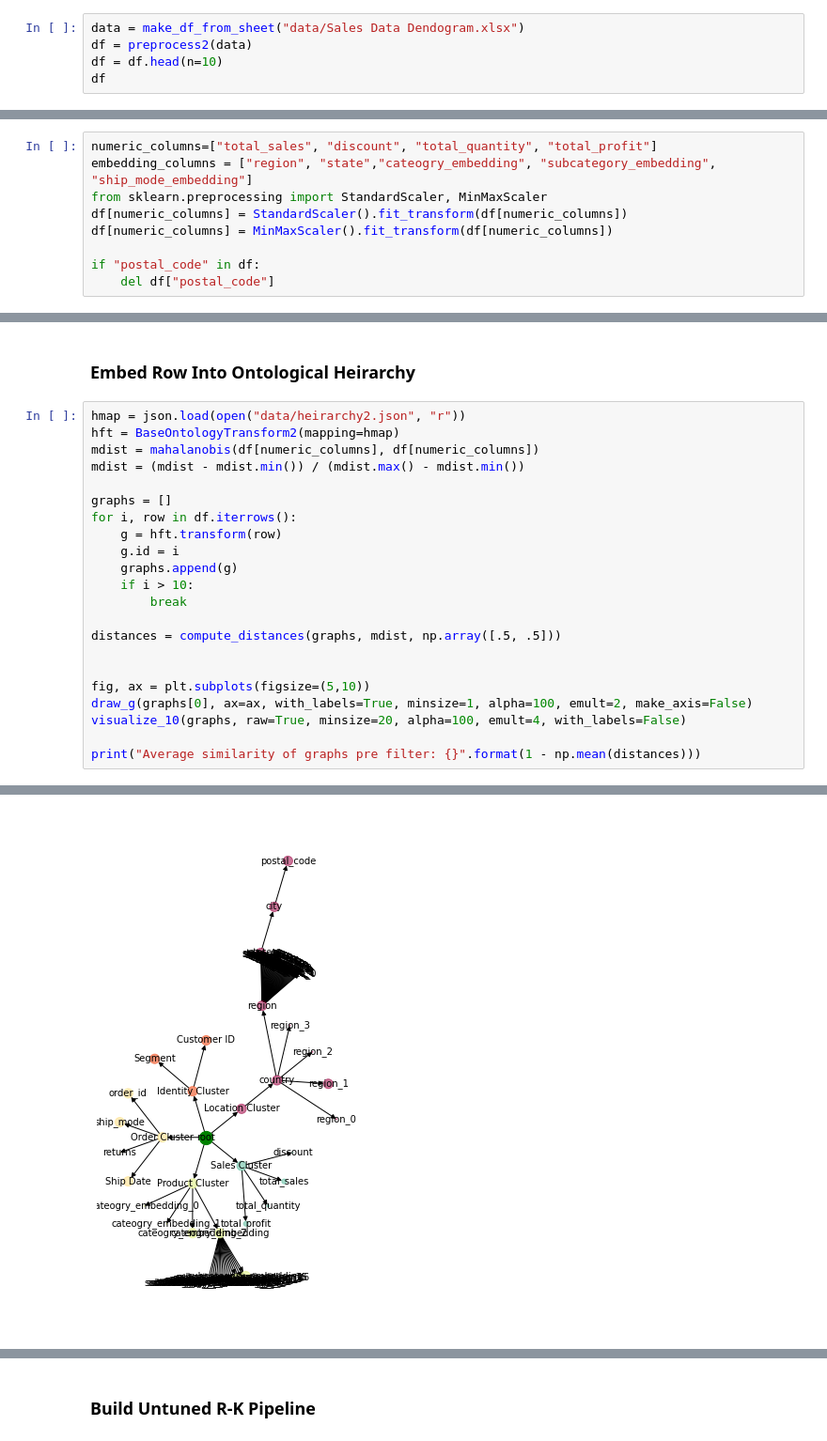
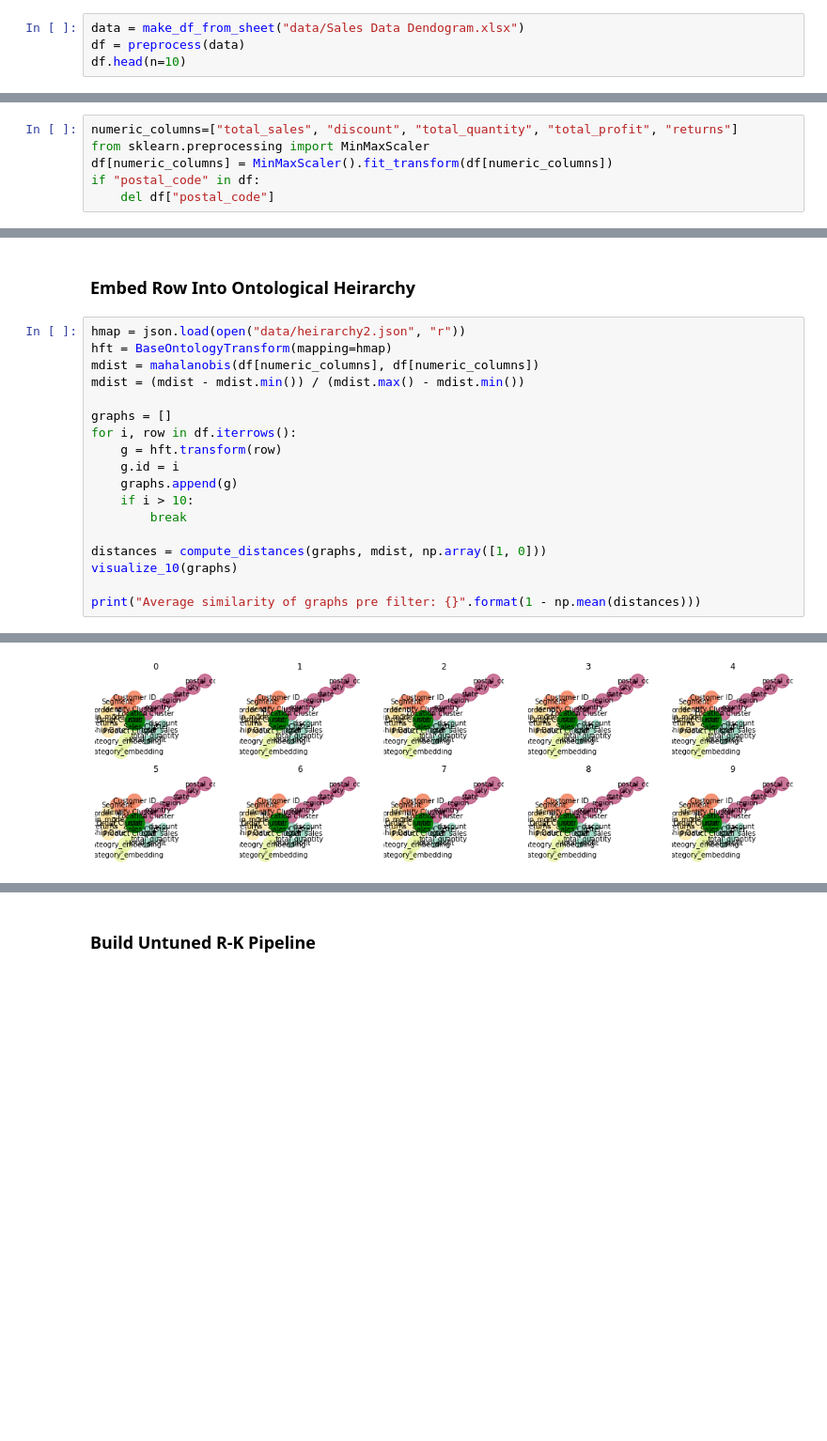
Before and after one commit to animikhroy/rk_toolkit_pipeline_diagrams, a Jupyter notebook: pruned/02_notebooks/rk_general_applications/store_sales.ipynb, the cells around one changed output, grey strips where cells are left out. Shown at 94% size. Drawn from its saved outputs; the diff is of its cells as text; blank space fills up the shorter version.

```diff
--- a/pruned/02_notebooks/rk_general_applications/store_sales.ipynb
+++ b/pruned/02_notebooks/rk_general_applications/store_sales.ipynb
@@ -15,9 +15,8 @@ ImportError: attempted relative import with no known parent package
 ### Preprocessing
 # %%
 data = make_df_from_sheet("data/Sales Data Dendogram.xlsx")
-df = preprocess2(data)
-df = df.head(n=10)
-df
+df = preprocess(data)
+df.head(n=10)
 # %% [output]
 |  | order_id | total_sales | discount | total_quantity | total_profit | postal_code | cateogry_embedding | ... |
 | 0 | CA-2014-100006 | 377.970 | 0.0 | 3 | 109.6113 | 10024 | [0, 0, 1] | ... |
@@ -31,11 +30,8 @@ df
 | 8 | CA-2014-100762 | 508.620 | 0.0 | 11 | 219.0774 | 49201 | [0, 4, 0] | ... |
 | 9 | CA-2014-100860 | 18.750 | 0.0 | 5 | 9.0000 | 91767 | [0, 1, 0] | ... |
 # %%
-numeric_columns=["total_sales", "discount", "total_quantity", "total_profit"]
-embedding_columns = ["region", "state","cateogry_embedding", "subcategory_embedding", "ship_mode_embedding"]
-from sklearn.preprocessing import StandardScaler, MinMaxScaler
-df[numeric_columns] = StandardScaler().fit_transform(df[numeric_columns])
+numeric_columns=["total_sales", "discount", "total_quantity", "total_profit", "returns"]
+from sklearn.preprocessing import MinMaxScaler
 df[numeric_columns] = MinMaxScaler().fit_transform(df[numeric_columns])
-
 if "postal_code" in df:
     del df["postal_code"]
@@ -80,7 +39,7 @@ class BaseOntologyTransform2():
 ### Embed Row Into Ontological Heirarchy
 # %%
 hmap = json.load(open("data/heirarchy2.json", "r"))
-hft = BaseOntologyTransform2(mapping=hmap)
+hft = BaseOntologyTransform(mapping=hmap)
 mdist = mahalanobis(df[numeric_columns], df[numeric_columns])
 mdist = (mdist - mdist.min()) / (mdist.max() - mdist.min())
 
@@ -92,12 +51,8 @@ for i, row in df.iterrows():
     if i > 10:
         break
 
-distances = compute_distances(graphs, mdist, np.array([.5, .5]))
-
-
-fig, ax = plt.subplots(figsize=(5,10))
-draw_g(graphs[0], ax=ax, with_labels=True, minsize=1, alpha=100, emult=2, make_axis=False)
-visualize_10(graphs, raw=True, minsize=20, alpha=100, emult=4, with_labels=False)
+distances = compute_distances(graphs, mdist, np.array([1, 0]))
+visualize_10(graphs)
 
 print("Average similarity of graphs pre filter: {}".format(1 - np.mean(distances)))
 # %% [output]
@@ -105 +60 @@ TypeError: draw_g() got an unexpected keyword argument 'raw'
-[figure, old version]
+[figure, new version]
```
Also changed, not shown: parts of 15 cells of this notebook.
